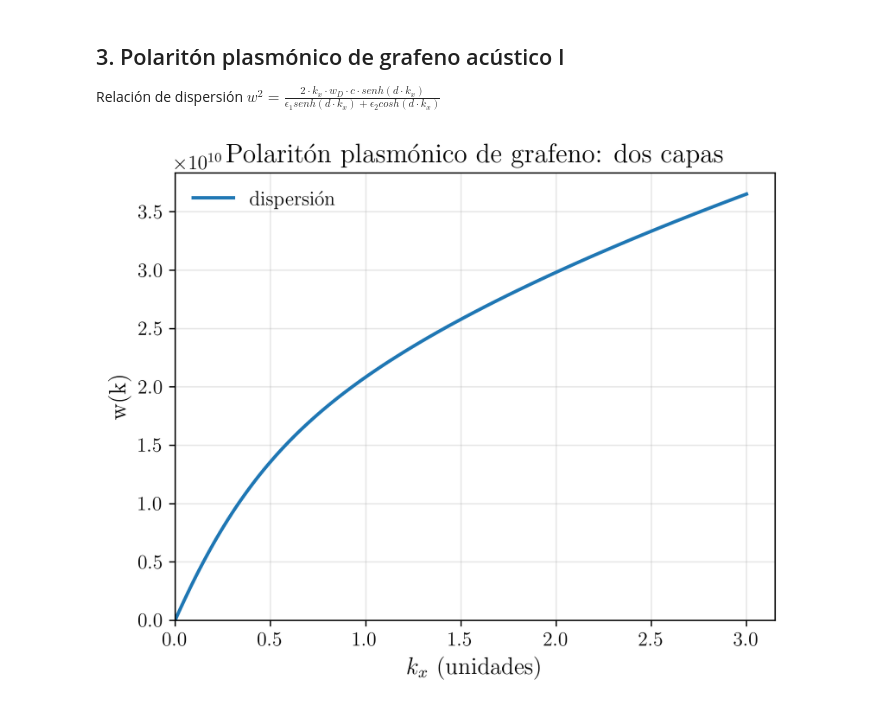
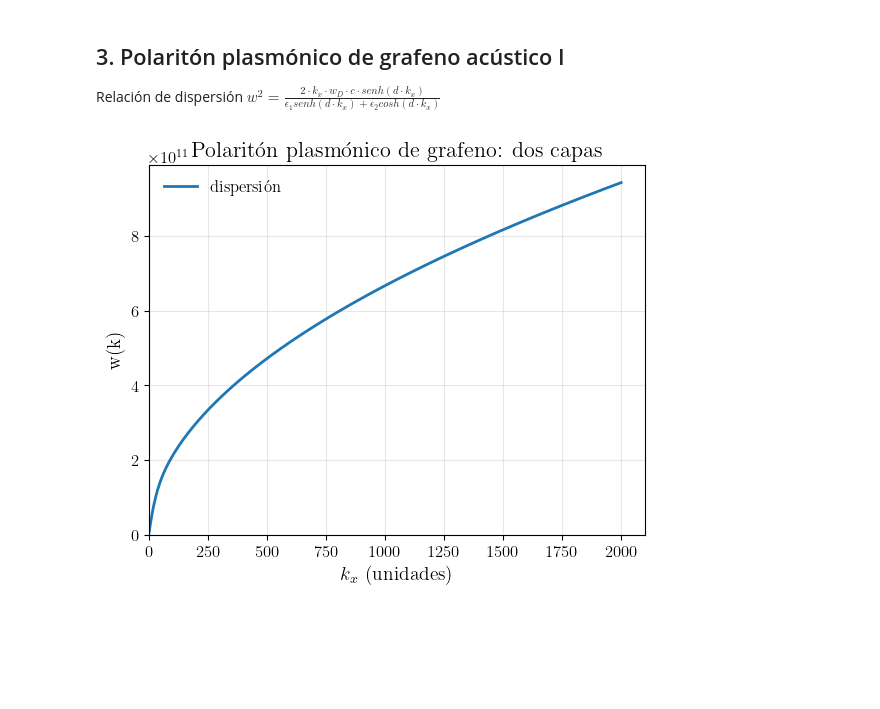
Before and after one commit to Scarlata0/Hybrid-Polaritons---TFG, a Jupyter notebook: TFG-Mario.ipynb, the cells around one changed output. Cells and saved outputs as stored; diff of their text form; code cells hidden in the pictures; blank space fills up the shorter version.

```diff
--- a/TFG-Mario.ipynb
+++ b/TFG-Mario.ipynb
@@ -108,7 +113,7 @@ plt.show()
 Relación de dispersión $w^2 = \frac{2\cdot k_x \cdot w_D \cdot c \cdot senh(d\cdot k_x)}{\epsilon_1senh(d\cdot k_x)+\epsilon_2cosh(d\cdot k_x)} $
 # %%
 #Definición de d - parámetro de cuentas
-d = 2 # Por ahora arbitrario
+d = 0.03 # Por ahora arbitrario
 # %%
 plt.rcParams.update({ # --- Parámetros (copiado de internet para cambiar lo de Latex) ---
     "text.usetex": True,  #Para tipografía de Latex
@@ -116,33 +121,33 @@ plt.rcParams.update({ # --- Parámetros (copiado de internet para cambiar lo de
     "font.size": 12,
     "axes.labelsize": 14,
     "axes.titlesize": 16,
     "legend.fontsize": 12,
     "xtick.labelsize": 12,
     "ytick.labelsize": 12,
     "lines.linewidth": 2,
     "lines.markersize": 6,
     "axes.grid": True,
     "grid.alpha": 0.3
 })
 
 # --- Creación de los datos: manipular esto para cada ejemplo, el resto no tocar ---
 fig, ax = plt.subplots()
 ax.set_title("Polaritón plasmónico de grafeno: dos capas") #Título de la gráfica
-x = np.linspace(0,3,1000)
+x = np.linspace(0,2000,1000)
 y_1 = np.sqrt((2*x*const.c*w_D*np.sinh(x*d)/(1*np.sinh(x*d)+2*np.cosh(x*d)))) # --- Suponemos un epsilon1 = aire = 1 y un epsilon2 = 2
 ax.plot(x,y_1,label='dispersión')
 
 
 # --- Etiquetas, título y leyenda ---
 
 ax.set_xlabel(r"$k_x$ (unidades)")
 ax.set_ylabel("w(k)")
 ax.legend(loc="upper left", frameon=False)
 
 # --- Límites y anotaciones ---
 ax.set_xlim(0,)
 ax.set_ylim(0,)
 plt.show()
 # %% [output]
-[figure, old version]
+[figure, new version]
 # %% [markdown]
```
Also changed, not shown: parts of 15 cells of this notebook.
